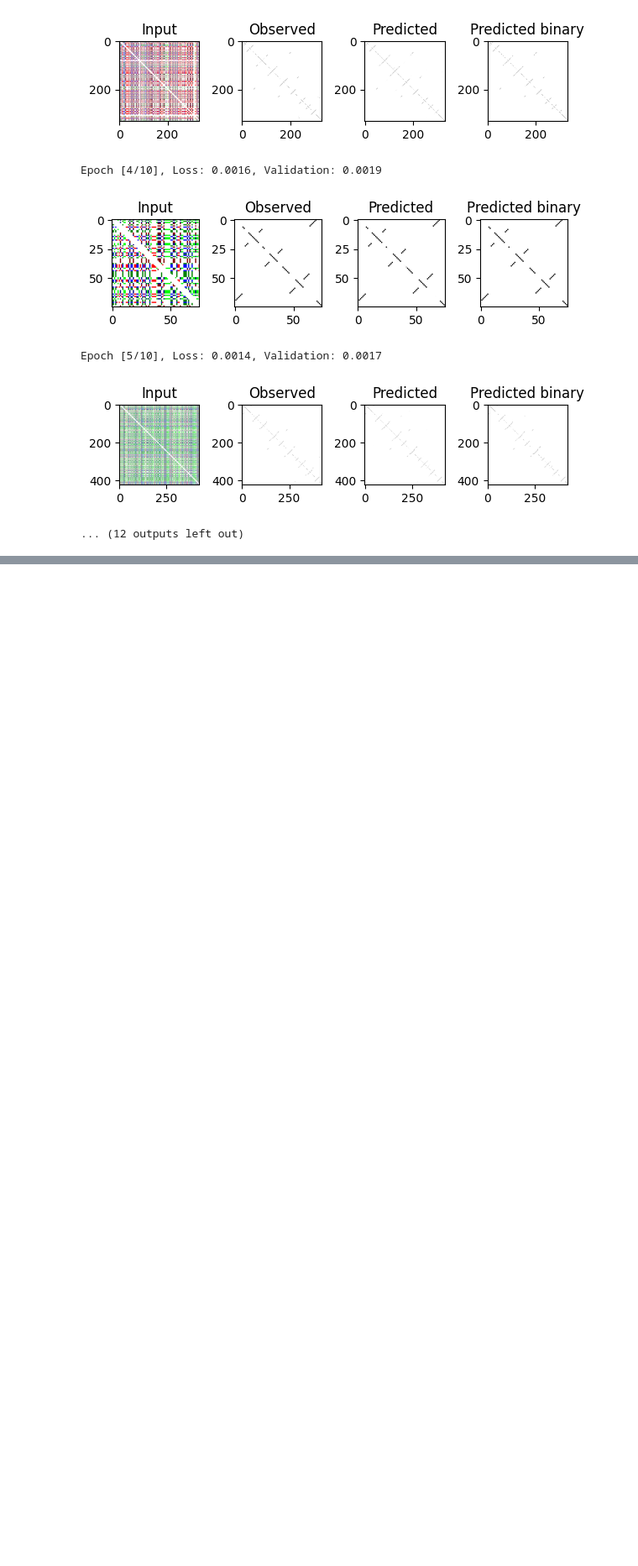
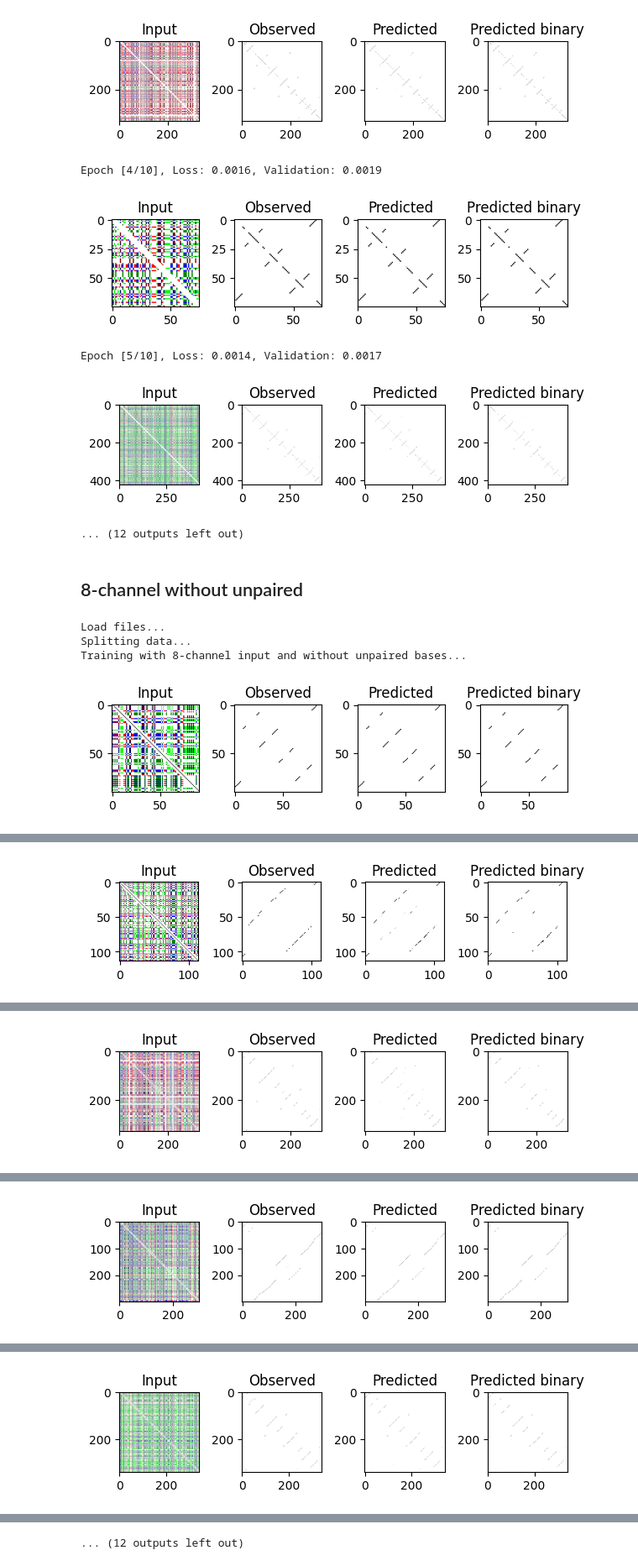
Before and after one commit to MEskerod/StructUnet, a Jupyter notebook: experiments/RNAUnet_experiment1.ipynb, the cells around one changed output, grey strips where cells are left out. Shown at 84% size. Drawn from its saved outputs; the diff is of its cells as text; code cells hidden in the pictures; blank space fills up the shorter version.

```diff
--- a/experiments/RNAUnet_experiment1.ipynb
+++ b/experiments/RNAUnet_experiment1.ipynb
@@ -134,3 +141,12 @@ Epoch [4/10], Loss: 0.0016, Validation: 0.0019
 Epoch [5/10], Loss: 0.0014, Validation: 0.0017
 [figure]
 ... (12 outputs left out)
+# %% [markdown]
+## 8-channel without unpaired
+# %%
+df = test_inputs('/content/drive/MyDrive/data/experiment8_wo_unpaired.tar.gz', output_file = '/content/drive/MyDrive/results/RNAunet_experiment1.csv', df = df, unpaired = False)
+# %% [output]
+Load files...
+Splitting data...
+Training with 8-channel input and without unpaired bases...
+[figure, added]
@@ -136,0 +154 @@ Epoch [5/10], Loss: 0.0014, Validation: 0.0017
+[figure, added]
@@ -136,0 +156 @@ Epoch [5/10], Loss: 0.0014, Validation: 0.0017
+[figure, added]
@@ -136,0 +158 @@ Epoch [5/10], Loss: 0.0014, Validation: 0.0017
+[figure, added]
@@ -136,0 +160 @@ Epoch [5/10], Loss: 0.0014, Validation: 0.0017
+[figure, added]
@@ -136,0 +163 @@ Epoch [5/10], Loss: 0.0014, Validation: 0.0017
+... (12 outputs left out)
```
Also changed, not shown: parts of 5 cells of this notebook.
